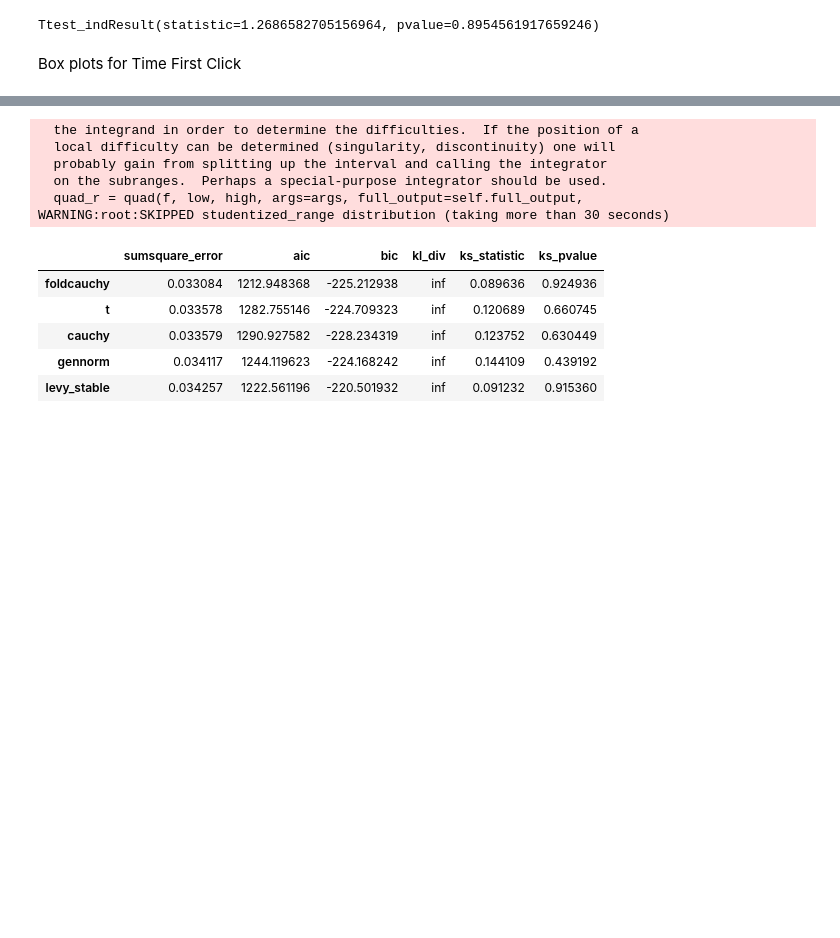
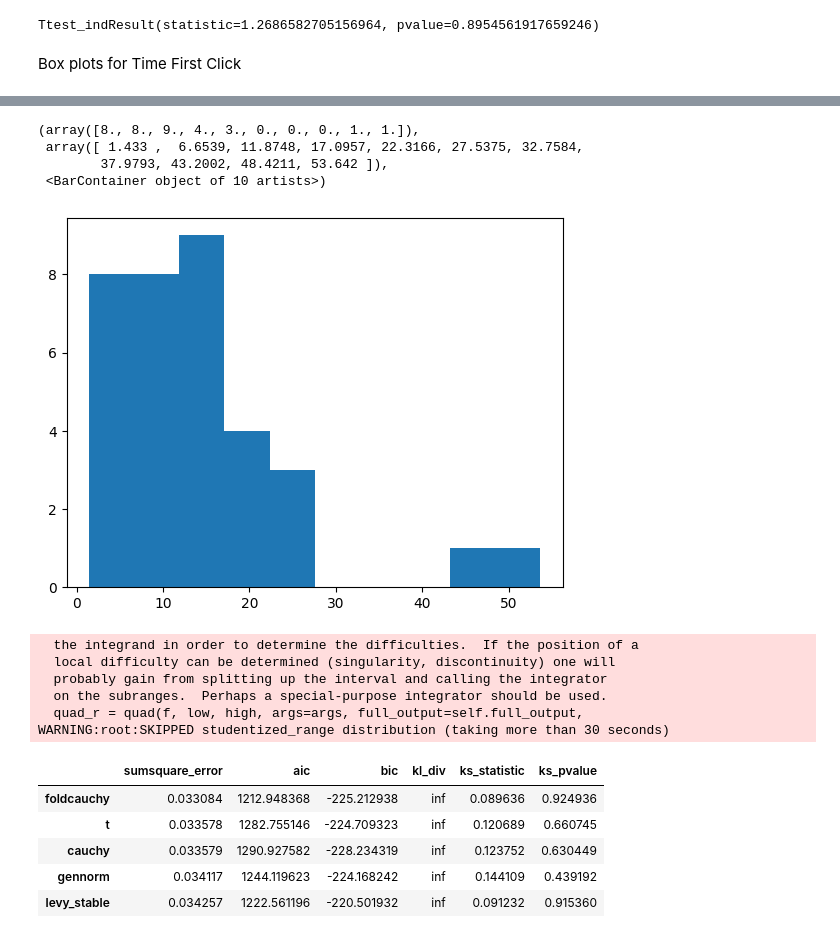
Before and after one commit to farahdian/dataanalysis, a Jupyter notebook: visual-nudges.ipynb, the cells around one changed output, grey strips where cells are left out. Drawn from its saved outputs; the diff is of its cells as text; code cells hidden in the pictures; blank space fills up the shorter version.

```diff
--- a/visual-nudges.ipynb
+++ b/visual-nudges.ipynb
@@ -152,3 +164,11 @@ plt.show()
+# %%
+plt.hist(visual_data)
+# %% [output]
+(array([8., 8., 9., 4., 3., 0., 0., 0., 1., 1.]),
+ array([ 1.433 ,  6.6539, 11.8748, 17.0957, 22.3166, 27.5375, 32.7584,
+        37.9793, 43.2002, 48.4211, 53.642 ]),
+ <BarContainer object of 10 artists>)
+[figure, added]
 # %%
 f= Fitter(control_data)
 f.fit()
```
Also changed, not shown: parts of 3 cells of this notebook.
